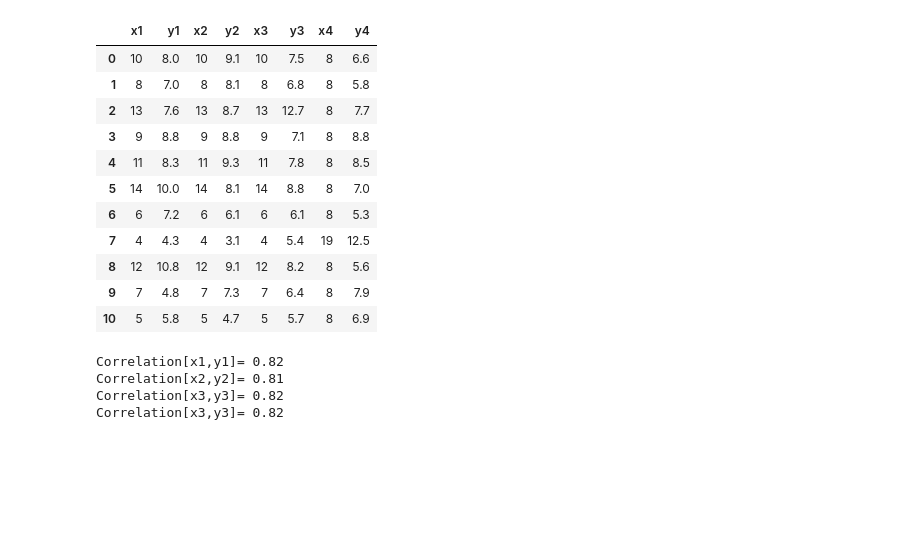
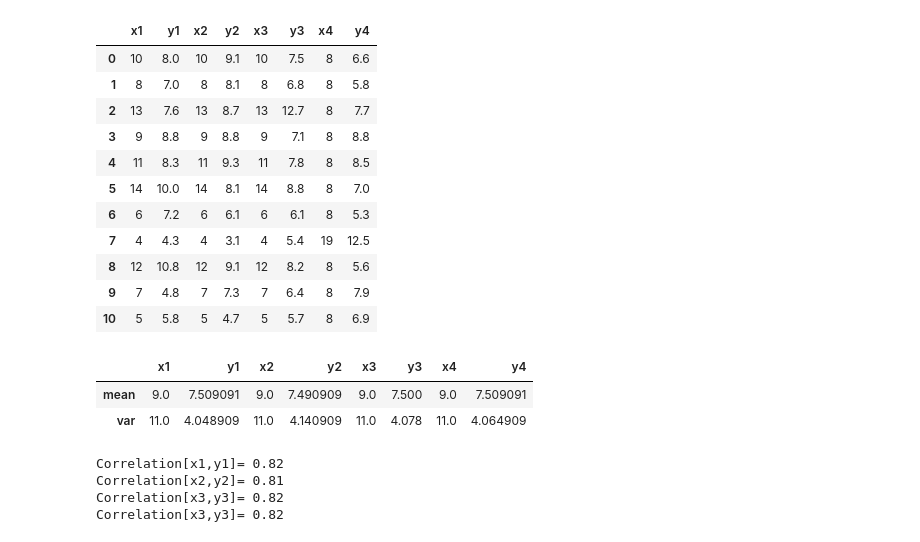
Before and after one commit to 3eltran23/InfoViz, a Jupyter notebook: Anscombe.ipynb, the cells around one changed output. Drawn from its saved outputs; the diff is of its cells as text; code cells hidden in the pictures; blank space fills up the shorter version.

```diff
--- a/Anscombe.ipynb
+++ b/Anscombe.ipynb
@@ -67,4 +68,10 @@ df1.head(11)
 | 8 | 12 | 10.8 | 12 | 9.1 | 12 | 8.2 | 8 | 5.6 |
 | 9 | 7 | 4.8 | 7 | 7.3 | 7 | 6.4 | 8 | 7.9 |
 | 10 | 5 | 5.8 | 5 | 4.7 | 5 | 5.7 | 8 | 6.9 |
+# %%
+df1.agg(["mean",  "var"])
+# %% [output]
+|  | x1 | y1 | x2 | y2 | x3 | y3 | x4 | y4 |
+| mean | 9.0 | 7.509091 | 9.0 | 7.490909 | 9.0 | 7.500 | 9.0 | 7.509091 |
+| var | 11.0 | 4.048909 | 11.0 | 4.140909 | 11.0 | 4.078 | 11.0 | 4.064909 |
 # %%
```
Also changed, not shown: parts of 4 cells of this notebook.
